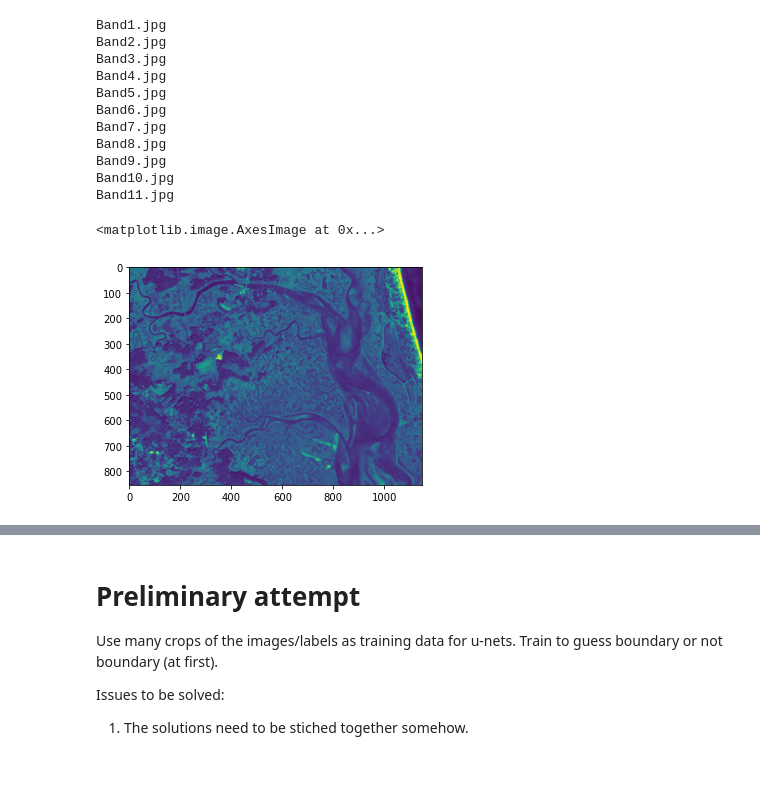
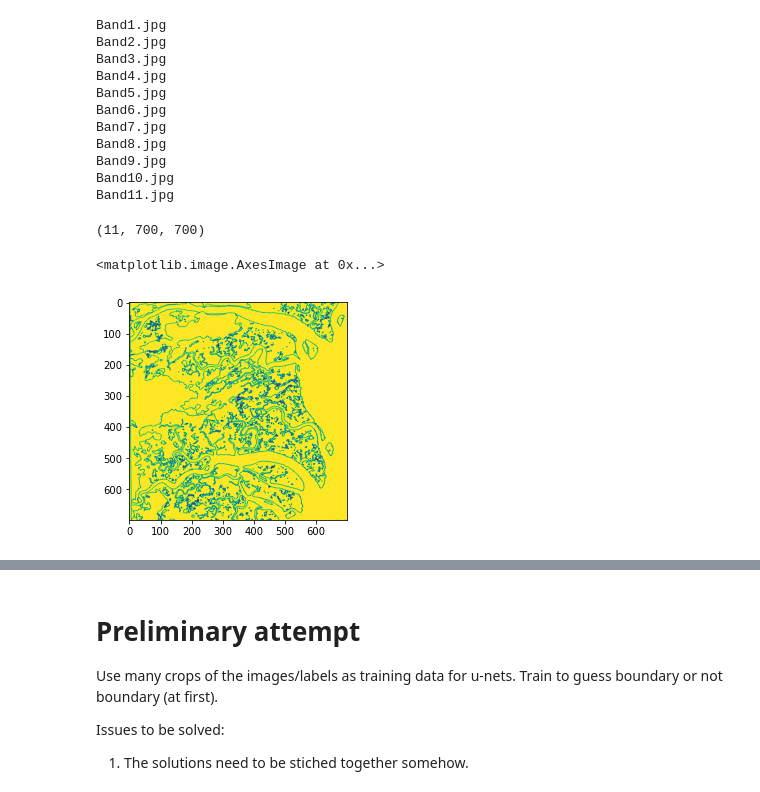
Before and after one commit to colefranks/MarshBoundaries, a Jupyter notebook: MarshBoundaries.ipynb, the cells around one changed output, grey strips where cells are left out. Drawn from its saved outputs; the diff is of its cells as text; code cells hidden in the pictures.

```diff
--- a/MarshBoundaries.ipynb
+++ b/MarshBoundaries.ipynb
@@ -10,5 +10,12 @@ tf.config.run_functions_eagerly(False)
 # %%
-#better; in order
+#load/preprocess.
+
+POINTS1=np.float32([[215,40],[895,65],[305,810],[930,780]])
+SIZE = 700
+POINTS2 = np.float32([[0,0],[SIZE,0],[0,SIZE],[SIZE,SIZE]])
+
+M = cv.getPerspectiveTransform(POINTS1,POINTS2)
+#gray_mask = cv.warpPerspective(pre_gray_mask,M,(700,700))
 
 def load_marsh_images(folder):
     images = []
@@ -17,8 +24,20 @@ def load_marsh_images(folder):
         img = cv.imread(os.path.join(folder,"Band%d.jpg" % i))
         print("Band%d.jpg" % i)
         if img is not None:
+            #convert to black and white
+            img = cv.cvtColor(img, cv.COLOR_BGR2GRAY)
+            #warp so the mask is square
+            img = cv.warpPerspective(img,M,(SIZE,SIZE))
             images.append(img)
-    return images
+
+        #do same for mask
+        marsh_mask = cv.imread("marsh_mask.jpg")
+        marsh_mask = cv.cvtColor(marsh_mask, cv.COLOR_BGR2GRAY)
+        marsh_mask = cv.warpPerspective(marsh_mask,M,(700,700))
+
+    images = np.array(images)
+
+    return images,marsh_mask
 
     #for filename in os.listdir(folder):
     #    img = cv.imread(os.path.join(folder,filename))
@@ -26,7 +45,9 @@ def load_marsh_images(folder):
     #        images.append(img)
     #return images
 # %%
-marsh_images = load_marsh_images("train_jpg")
+#process marsh images
+
+marsh_images_gray,gray_mask = load_marsh_images("train_jpg")
 #try converting to greyscale
 # %% [output]
 Band1.jpg
@@ -40,15 +61,15 @@ Band8.jpg
 Band9.jpg
 Band10.jpg
 Band11.jpg
+# %%
+marsh_images_gray.shape
+# %% [output]
+(11, 700, 700)
 # %%
 #convert to grayscale
 #gray_marsh = cv.cvtColor(marsh_images[7], cv.COLOR_BGR2GRAY)
 #plt.imshow(gray_marsh)
-
-marsh_images_gray = []
-for im in marsh_images:
-    marsh_images_gray.append(cv.cvtColor(im, cv.COLOR_BGR2GRAY))
-plt.imshow(marsh_images_gray[7])
+plt.imshow(gray_mask)
 # %% [output]
 <matplotlib.image.AxesImage at 0x...>
-[figure, old version]
+[figure, new version]
```
Also changed, not shown: parts of 41 cells of this notebook, 20 other files.
